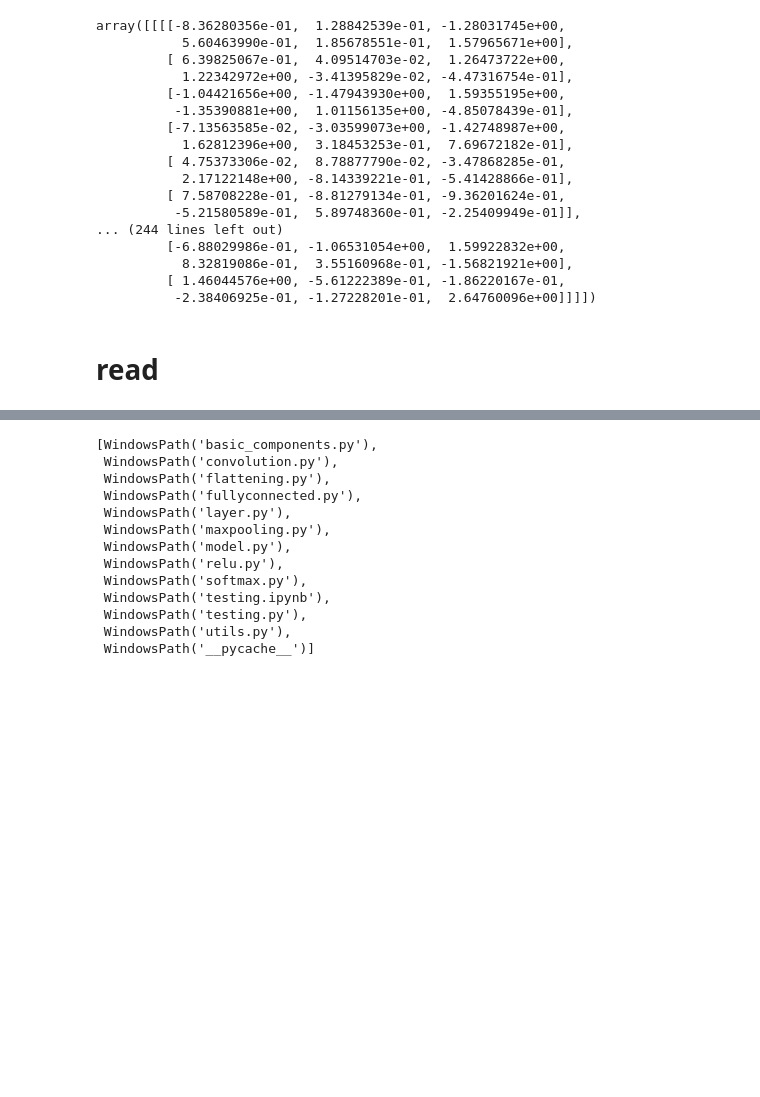
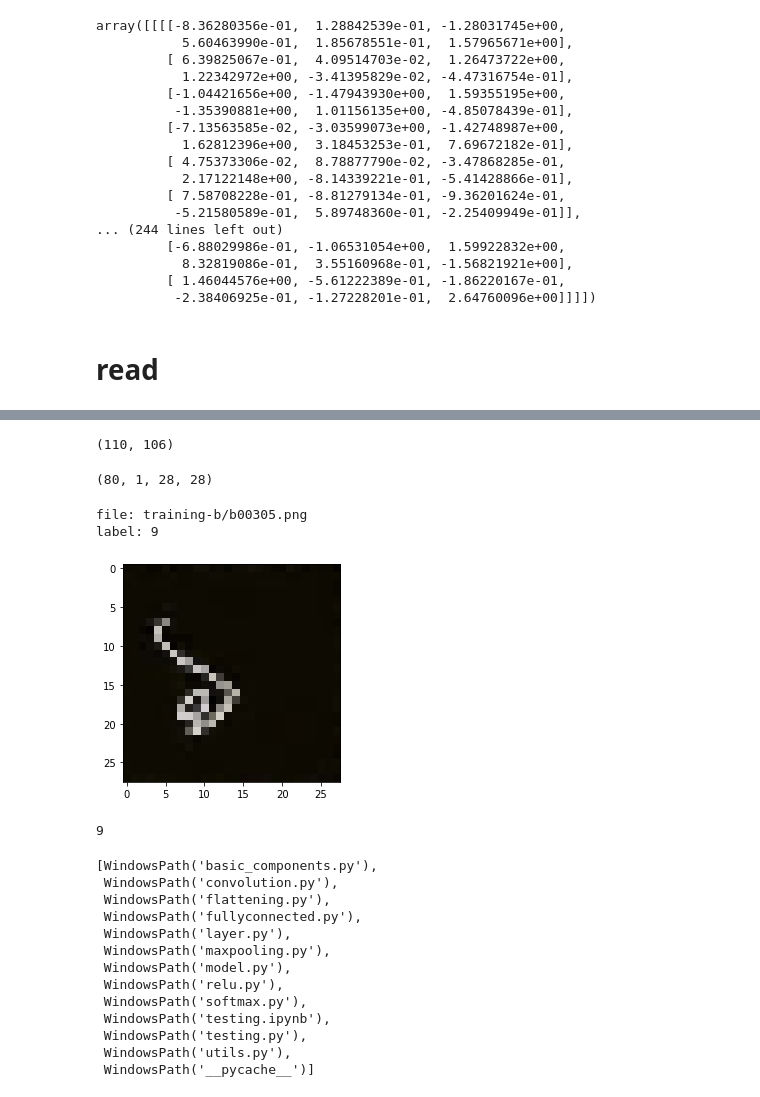
Before and after one commit to asifajrof/cse-472-offlines, a Jupyter notebook: offline-4-cnn/codes/testing.ipynb, the cells around one changed output, grey strips where cells are left out. Drawn from its saved outputs; the diff is of its cells as text; code cells hidden in the pictures; blank space fills up the shorter version.

```diff
--- a/offline-4-cnn/codes/testing.ipynb
+++ b/offline-4-cnn/codes/testing.ipynb
@@ -2055,0 +2245,14 @@ import cv2
+# %%
+image = cv2.imread("../Assignment4-Materials/NumtaDB_with_aug/training-b/b00305.png")
+# %%
+image = cv2.cvtColor(image, cv2.COLOR_RGB2GRAY)
+# %%
+image.shape
+# %% [output]
+(110, 106)
+# %%
+np_images = load_image(image_path_root="../Assignment4-Materials/NumtaDB_with_aug", image_paths=X_train)
+# %%
+np_images.shape
+# %% [output]
+(80, 1, 28, 28)
@@ -2056,2 +2262,21 @@ import cv2
+# %%
+def view_image_info(X,y,images,index):
+    print(f'file: {X.iloc[index]}')
+    print(f'label: {y.iloc[index]}')
+    # channel, height, width
+    image = images[index].transpose(1, 2, 0)
+    plt.imshow(image)
+    plt.show()
+    plt.close()
+# %%
+view_image_info(X_train, y_train, np_images, 0)
+# %% [output]
+file: training-b/b00305.png
+label: 9
+[figure, added]
+# %%
+y_train.iloc[0]
+# %% [output]
+9
 # %%
 from pathlib import Path
```
Also changed, not shown: parts of 26 cells of this notebook, 4 other files.
